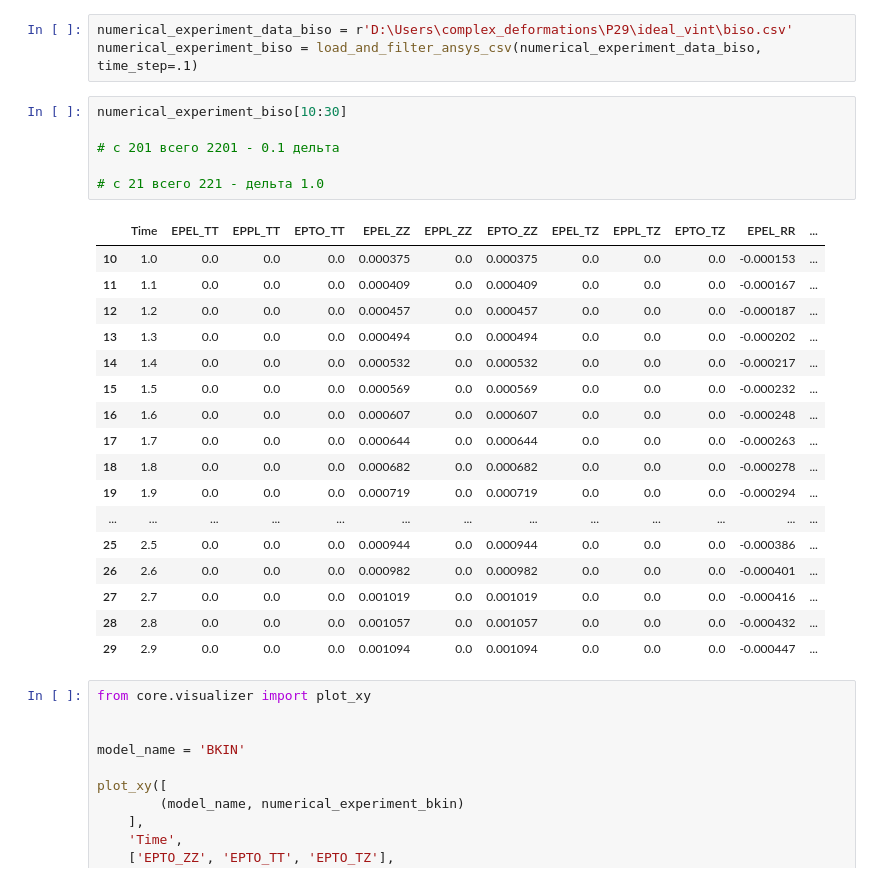
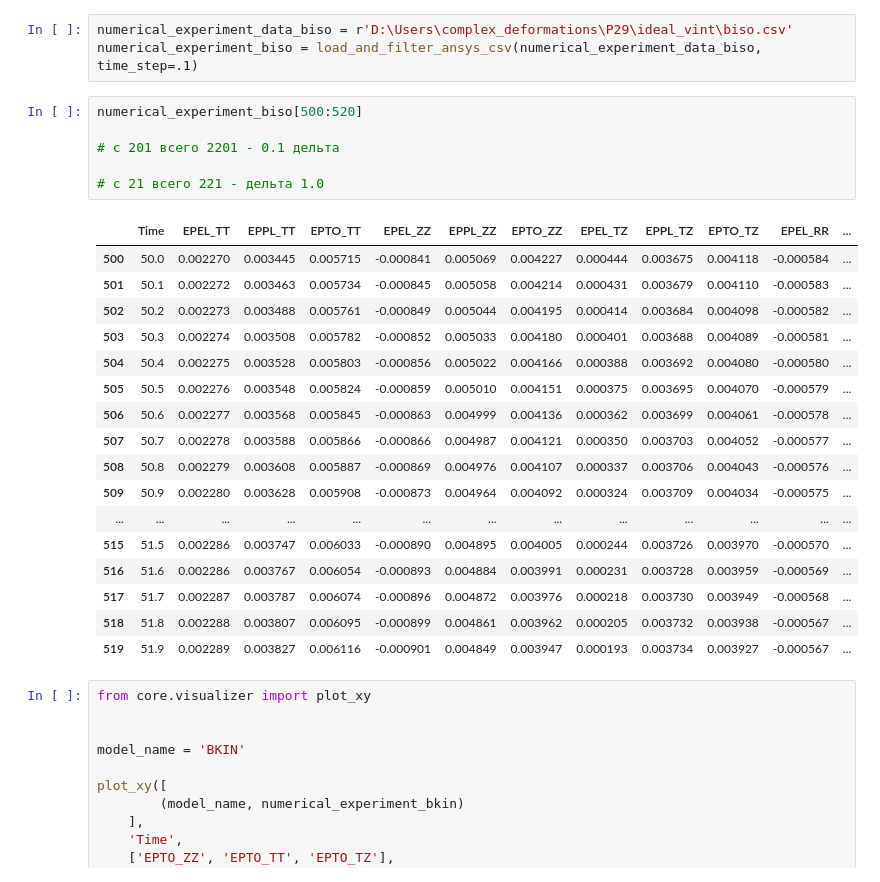
Before and after one commit to ArtemDos/complex_deformations, a Jupyter notebook: P29/ideal_vint/analysis.ipynb, the cells around one changed output. Saved outputs shown, nothing was run; the diff lists cells and outputs as text.

```diff
--- a/P29/ideal_vint/analysis.ipynb
+++ b/P29/ideal_vint/analysis.ipynb
@@ -13,29 +13,29 @@ numerical_experiment_chab = load_and_filter_ansys_csv(numerical_experiment_data_
 numerical_experiment_data_biso = r'D:\Users\complex_deformations\P29\ideal_vint\biso.csv'
 numerical_experiment_biso = load_and_filter_ansys_csv(numerical_experiment_data_biso, time_step=.1)
 # %%
-numerical_experiment_biso[10:30]
+numerical_experiment_biso[500:520]
 
 # c 201 всего 2201 - 0.1 дельта
 
 # c 21 всего 221 - дельта 1.0
 # %% [output]
 |  | Time | EPEL_TT | EPPL_TT | EPTO_TT | EPEL_ZZ | EPPL_ZZ | EPTO_ZZ | EPEL_TZ | EPPL_TZ | EPTO_TZ | EPEL_RR | ... |
-| 10 | 1.0 | 0.0 | 0.0 | 0.0 | 0.000375 | 0.0 | 0.000375 | 0.0 | 0.0 | 0.0 | -0.000153 | ... |
-| 11 | 1.1 | 0.0 | 0.0 | 0.0 | 0.000409 | 0.0 | 0.000409 | 0.0 | 0.0 | 0.0 | -0.000167 | ... |
-| 12 | 1.2 | 0.0 | 0.0 | 0.0 | 0.000457 | 0.0 | 0.000457 | 0.0 | 0.0 | 0.0 | -0.000187 | ... |
-| 13 | 1.3 | 0.0 | 0.0 | 0.0 | 0.000494 | 0.0 | 0.000494 | 0.0 | 0.0 | 0.0 | -0.000202 | ... |
-| 14 | 1.4 | 0.0 | 0.0 | 0.0 | 0.000532 | 0.0 | 0.000532 | 0.0 | 0.0 | 0.0 | -0.000217 | ... |
-| 15 | 1.5 | 0.0 | 0.0 | 0.0 | 0.000569 | 0.0 | 0.000569 | 0.0 | 0.0 | 0.0 | -0.000232 | ... |
-| 16 | 1.6 | 0.0 | 0.0 | 0.0 | 0.000607 | 0.0 | 0.000607 | 0.0 | 0.0 | 0.0 | -0.000248 | ... |
-| 17 | 1.7 | 0.0 | 0.0 | 0.0 | 0.000644 | 0.0 | 0.000644 | 0.0 | 0.0 | 0.0 | -0.000263 | ... |
-| 18 | 1.8 | 0.0 | 0.0 | 0.0 | 0.000682 | 0.0 | 0.000682 | 0.0 | 0.0 | 0.0 | -0.000278 | ... |
-| 19 | 1.9 | 0.0 | 0.0 | 0.0 | 0.000719 | 0.0 | 0.000719 | 0.0 | 0.0 | 0.0 | -0.000294 | ... |
+| 500 | 50.0 | 0.002270 | 0.003445 | 0.005715 | -0.000841 | 0.005069 | 0.004227 | 0.000444 | 0.003675 | 0.004118 | -0.000584 | ... |
+| 501 | 50.1 | 0.002272 | 0.003463 | 0.005734 | -0.000845 | 0.005058 | 0.004214 | 0.000431 | 0.003679 | 0.004110 | -0.000583 | ... |
+| 502 | 50.2 | 0.002273 | 0.003488 | 0.005761 | -0.000849 | 0.005044 | 0.004195 | 0.000414 | 0.003684 | 0.004098 | -0.000582 | ... |
+| 503 | 50.3 | 0.002274 | 0.003508 | 0.005782 | -0.000852 | 0.005033 | 0.004180 | 0.000401 | 0.003688 | 0.004089 | -0.000581 | ... |
+| 504 | 50.4 | 0.002275 | 0.003528 | 0.005803 | -0.000856 | 0.005022 | 0.004166 | 0.000388 | 0.003692 | 0.004080 | -0.000580 | ... |
+| 505 | 50.5 | 0.002276 | 0.003548 | 0.005824 | -0.000859 | 0.005010 | 0.004151 | 0.000375 | 0.003695 | 0.004070 | -0.000579 | ... |
+| 506 | 50.6 | 0.002277 | 0.003568 | 0.005845 | -0.000863 | 0.004999 | 0.004136 | 0.000362 | 0.003699 | 0.004061 | -0.000578 | ... |
+| 507 | 50.7 | 0.002278 | 0.003588 | 0.005866 | -0.000866 | 0.004987 | 0.004121 | 0.000350 | 0.003703 | 0.004052 | -0.000577 | ... |
+| 508 | 50.8 | 0.002279 | 0.003608 | 0.005887 | -0.000869 | 0.004976 | 0.004107 | 0.000337 | 0.003706 | 0.004043 | -0.000576 | ... |
+| 509 | 50.9 | 0.002280 | 0.003628 | 0.005908 | -0.000873 | 0.004964 | 0.004092 | 0.000324 | 0.003709 | 0.004034 | -0.000575 | ... |
 | ... | ... | ... | ... | ... | ... | ... | ... | ... | ... | ... | ... | ... |
-| 25 | 2.5 | 0.0 | 0.0 | 0.0 | 0.000944 | 0.0 | 0.000944 | 0.0 | 0.0 | 0.0 | -0.000386 | ... |
-| 26 | 2.6 | 0.0 | 0.0 | 0.0 | 0.000982 | 0.0 | 0.000982 | 0.0 | 0.0 | 0.0 | -0.000401 | ... |
-| 27 | 2.7 | 0.0 | 0.0 | 0.0 | 0.001019 | 0.0 | 0.001019 | 0.0 | 0.0 | 0.0 | -0.000416 | ... |
-| 28 | 2.8 | 0.0 | 0.0 | 0.0 | 0.001057 | 0.0 | 0.001057 | 0.0 | 0.0 | 0.0 | -0.000432 | ... |
-| 29 | 2.9 | 0.0 | 0.0 | 0.0 | 0.001094 | 0.0 | 0.001094 | 0.0 | 0.0 | 0.0 | -0.000447 | ... |
+| 515 | 51.5 | 0.002286 | 0.003747 | 0.006033 | -0.000890 | 0.004895 | 0.004005 | 0.000244 | 0.003726 | 0.003970 | -0.000570 | ... |
+| 516 | 51.6 | 0.002286 | 0.003767 | 0.006054 | -0.000893 | 0.004884 | 0.003991 | 0.000231 | 0.003728 | 0.003959 | -0.000569 | ... |
+| 517 | 51.7 | 0.002287 | 0.003787 | 0.006074 | -0.000896 | 0.004872 | 0.003976 | 0.000218 | 0.003730 | 0.003949 | -0.000568 | ... |
+| 518 | 51.8 | 0.002288 | 0.003807 | 0.006095 | -0.000899 | 0.004861 | 0.003962 | 0.000205 | 0.003732 | 0.003938 | -0.000567 | ... |
+| 519 | 51.9 | 0.002289 | 0.003827 | 0.006116 | -0.000901 | 0.004849 | 0.003947 | 0.000193 | 0.003734 | 0.003927 | -0.000567 | ... |
 # %%
 from core.visualizer import plot_xy
 
```
Also changed, not shown: parts of 4 cells of this notebook, 4 other files.
